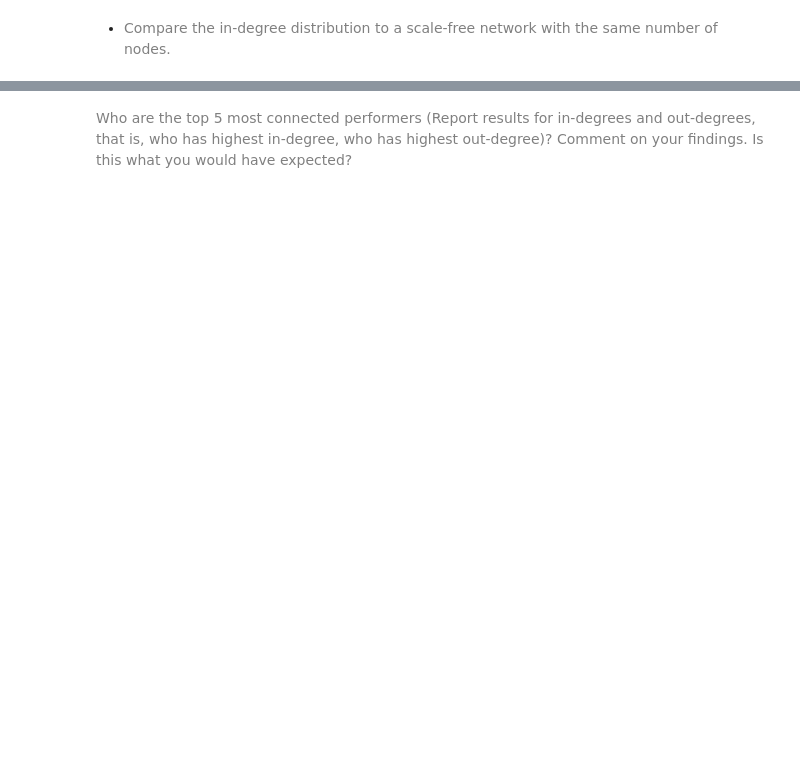
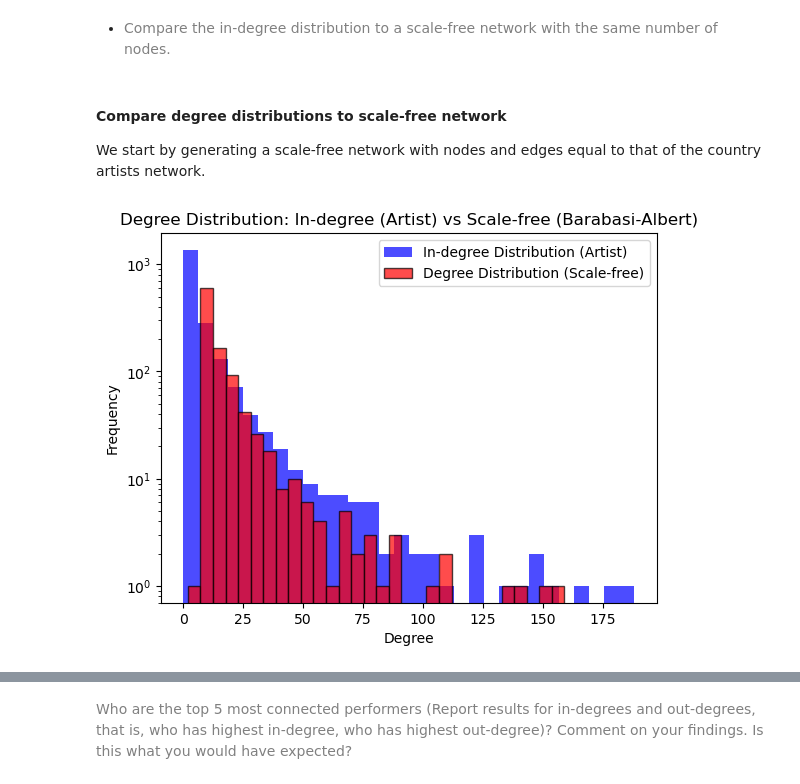
Before and after one commit to AleksandarLukic96/02805_Social_Graphs_and_Interactions, a Jupyter notebook: Exercise_solutions/Assignment_1.ipynb, the cells around one changed output, grey strips where cells are left out. Cells and saved outputs as stored; diff of their text form; code cells hidden in the pictures; blank space fills up the shorter version.

```diff
--- a/Exercise_solutions/Assignment_1.ipynb
+++ b/Exercise_solutions/Assignment_1.ipynb
@@ -704,2 +756,47 @@ The out-degree distribution is slightly more constrained to the 'lower' degrees.
 # %% [markdown]
 * <font color='gray'> Compare the in-degree distribution to a scale-free network with the same number of nodes.</font>
+# %% [markdown]
+#### Compare degree distributions to scale-free network
+We start by generating a scale-free network with nodes and edges equal to that of the country artists network.
+# %%
+# Calculate the number of edges to attach from a new node to existing nodes.
+# Ensure m is at least 1 so each node is connected to at least one other node
+m = max(1, math.floor(no_edges / no_nodes))
+
+# Create a scale-free network using the Barabási-Albert model
+SFG = nx.barabasi_albert_graph(n, m)
+# %%
+# sort nodes after in/out-degree
+SFG_sorted_degree = sorted(SFG.degree, key=lambda x: x[1], reverse=True)
+# %%
+# Extract in/out-degree from nodes and store separately
+SFG_degree_values = [x[1] for x in SFG_sorted_degree]
+# %%
+# Histogram of Artist In-degree Distribution vs Scale-free degree
+plt.hist(
+    S_in_degree_values,
+    bins=30,
+    alpha=0.7,
+    label="In-degree Distribution (Artist)",
+    color="blue"
+)
+
+# Histogram of Out-degree Distribution
+plt.hist(
+    SFG_degree_values,
+    bins=30,
+    alpha=0.7,
+    label="Degree Distribution (Scale-free)",
+    color="red",
+    edgecolor="black"
+)
+
+# Settings of axis/plot
+plt.xlabel("Degree")
+plt.ylabel("Frequency")
+plt.yscale('log')
+plt.legend()
+plt.title("Degree Distribution: In-degree (Artist) vs Scale-free (Barabasi-Albert)")
+plt.show()
+# %% [output]
+[figure, added]
```
Also changed, not shown: parts of 16 cells of this notebook, 1 other file.
